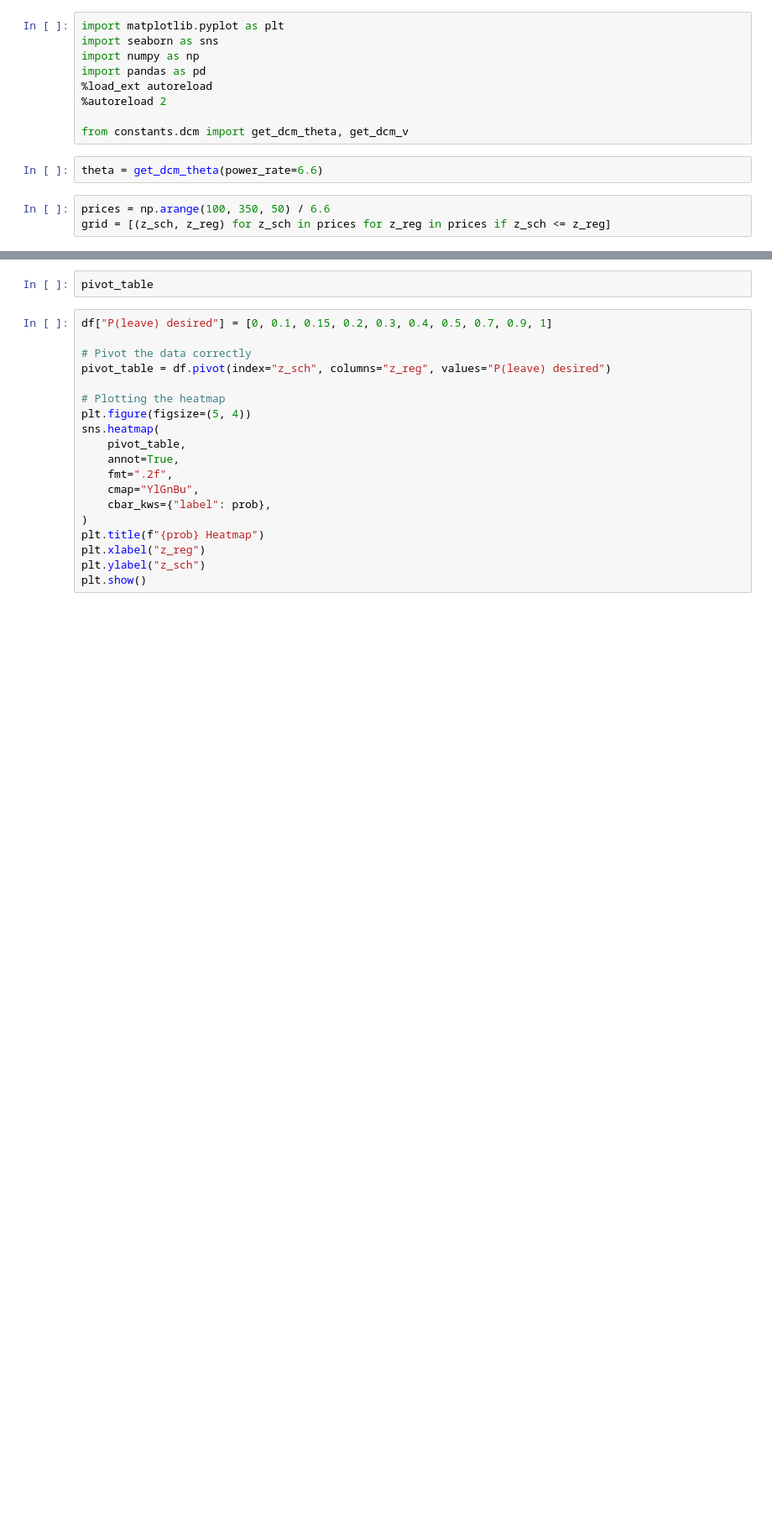
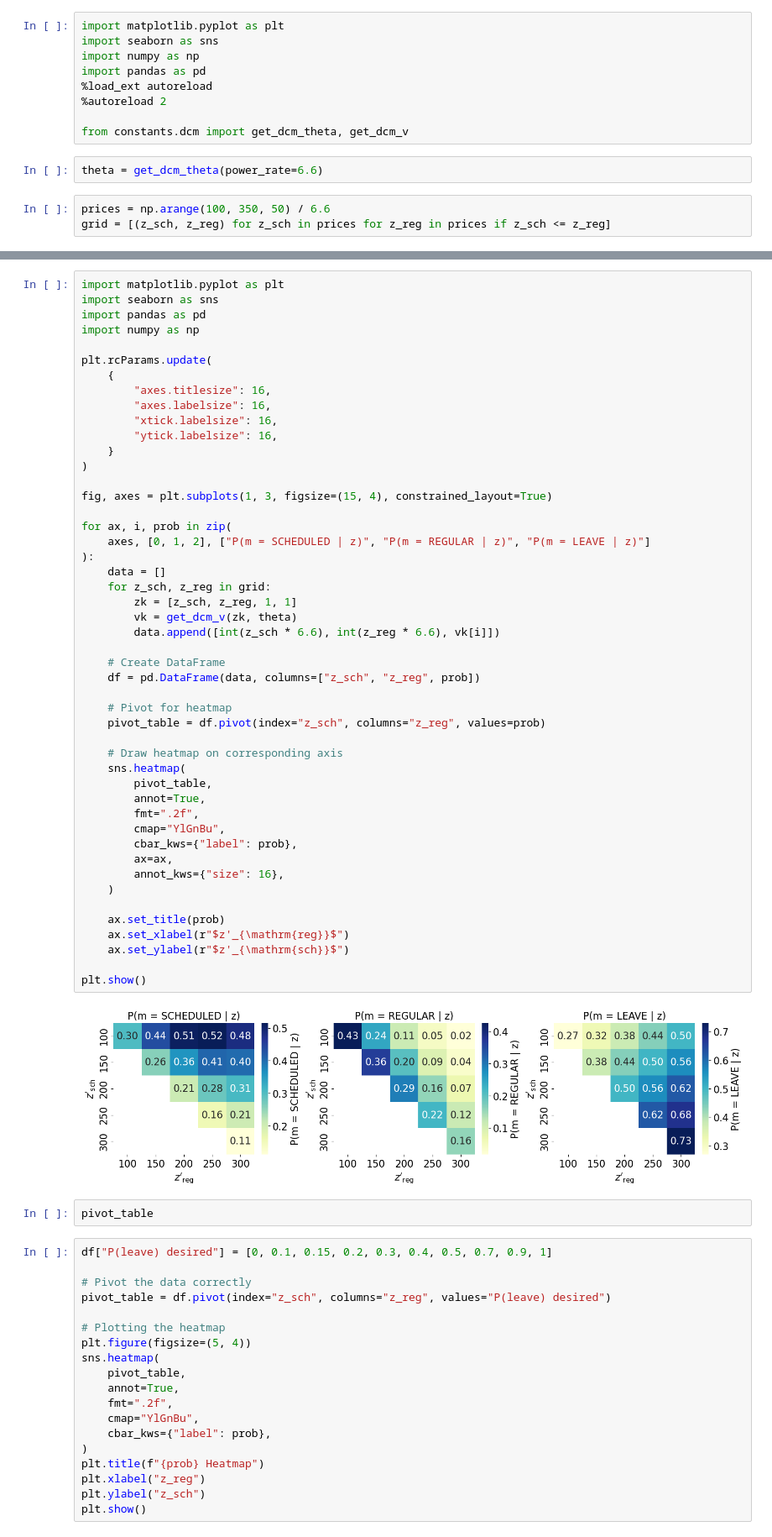
Before and after one commit to samuelBobick/StationLevelPowerForecasting, a Jupyter notebook: simulations/dcm_analysis.ipynb, the cells around one changed output, grey strips where cells are left out. Shown at 84% size. Saved outputs shown, nothing was run; the diff lists cells and outputs as text; blank space fills up the shorter version.

```diff
--- a/simulations/dcm_analysis.ipynb
+++ b/simulations/dcm_analysis.ipynb
@@ -42,3 +52,53 @@ for i, prob in zip([0, 1, 2], ["P(sch)", "P(reg)", "P(leave)"]):
+# %%
+import matplotlib.pyplot as plt
+import seaborn as sns
+import pandas as pd
+import numpy as np
+
+plt.rcParams.update(
+    {
+        "axes.titlesize": 16,
+        "axes.labelsize": 16,
+        "xtick.labelsize": 16,
+        "ytick.labelsize": 16,
+    }
+)
+
+fig, axes = plt.subplots(1, 3, figsize=(15, 4), constrained_layout=True)
+
+for ax, i, prob in zip(
+    axes, [0, 1, 2], ["P(m = SCHEDULED | z)", "P(m = REGULAR | z)", "P(m = LEAVE | z)"]
+):
+    data = []
+    for z_sch, z_reg in grid:
+        zk = [z_sch, z_reg, 1, 1]
+        vk = get_dcm_v(zk, theta)
+        data.append([int(z_sch * 6.6), int(z_reg * 6.6), vk[i]])
+
+    # Create DataFrame
+    df = pd.DataFrame(data, columns=["z_sch", "z_reg", prob])
+
+    # Pivot for heatmap
+    pivot_table = df.pivot(index="z_sch", columns="z_reg", values=prob)
+
+    # Draw heatmap on corresponding axis
+    sns.heatmap(
+        pivot_table,
+        annot=True,
+        fmt=".2f",
+        cmap="YlGnBu",
+        cbar_kws={"label": prob},
+        ax=ax,
+        annot_kws={"size": 16},
+    )
+
+    ax.set_title(prob)
+    ax.set_xlabel(r"$z'_{\mathrm{reg}}$")
+    ax.set_ylabel(r"$z'_{\mathrm{sch}}$")
+
+plt.show()
+# %% [output]
+[figure, added]
 # %%
 pivot_table
 # %%
```
Also changed, not shown: parts of 1 cell of this notebook.
